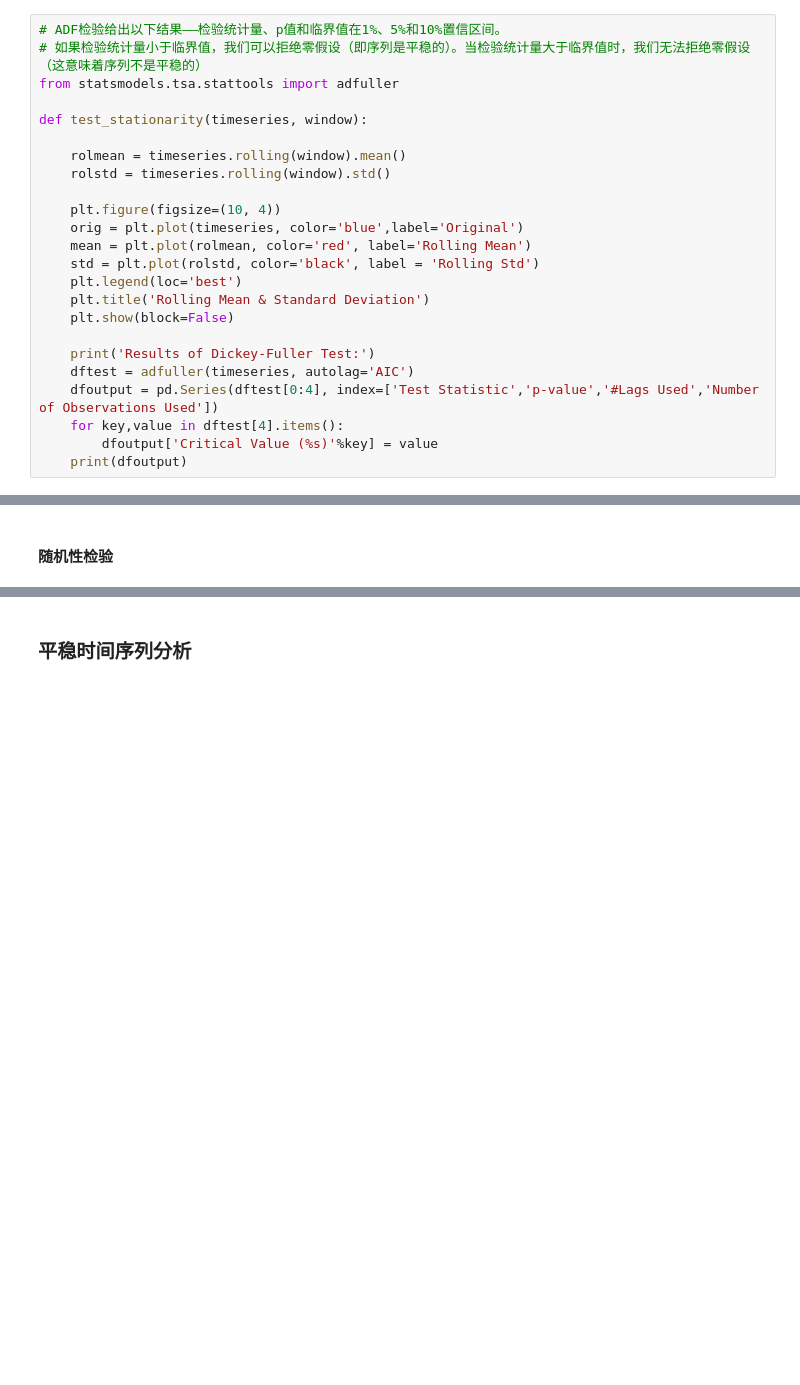
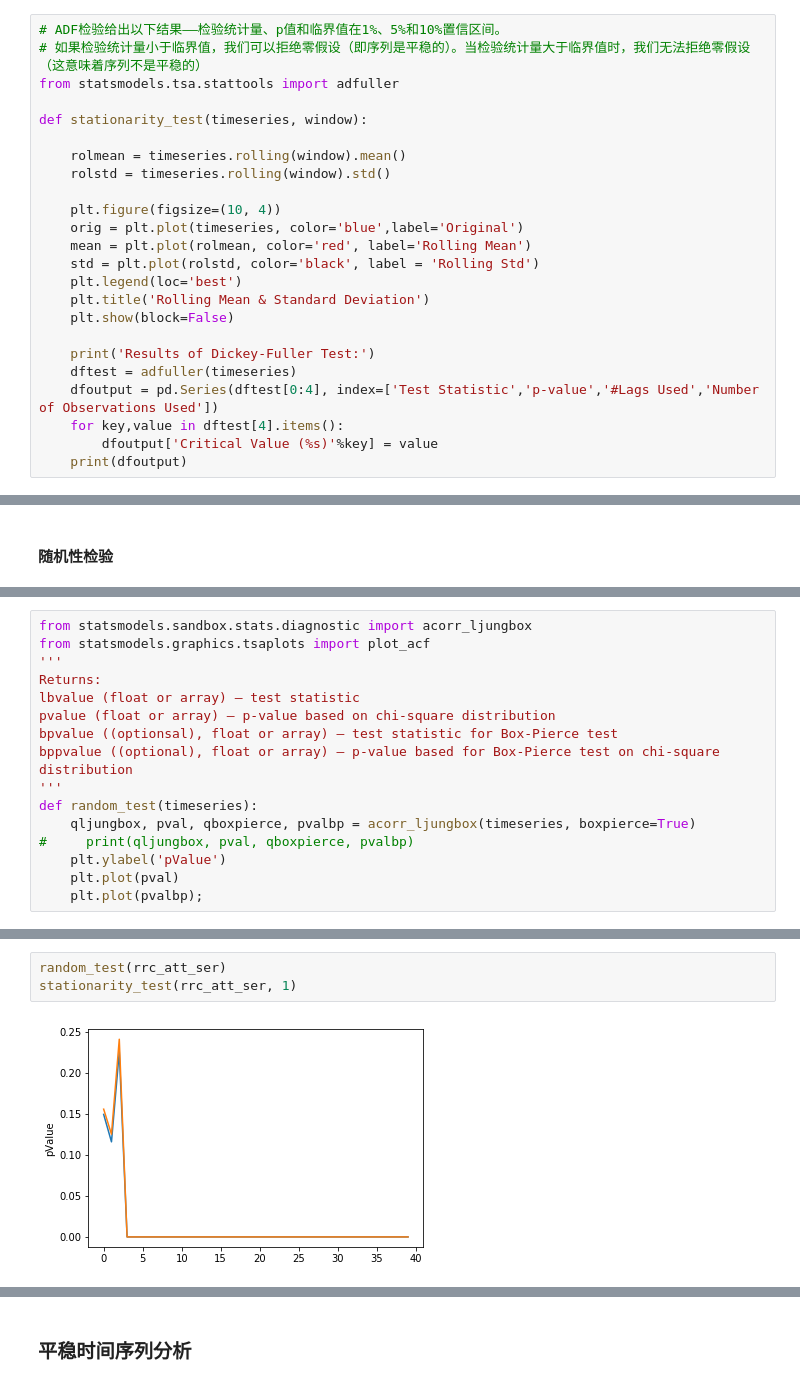
Before and after one commit to w26738/Notebook, a Jupyter notebook: data_analysis/time_series_101.ipynb, the cells around one changed output, grey strips where cells are left out. Drawn from its saved outputs; the diff is of its cells as text; blank space fills up the shorter version.

```diff
--- a/data_analysis/time_series_101.ipynb
+++ b/data_analysis/time_series_101.ipynb
@@ -362,7 +367,7 @@ H1：单位根不存在，即序列平稳
 # 如果检验统计量小于临界值，我们可以拒绝零假设（即序列是平稳的）。当检验统计量大于临界值时，我们无法拒绝零假设（这意味着序列不是平稳的）
 from statsmodels.tsa.stattools import adfuller
 
-def test_stationarity(timeseries, window):
+def stationarity_test(timeseries, window):
 
     rolmean = timeseries.rolling(window).mean()
     rolstd = timeseries.rolling(window).std()
@@ -376,7 +381,7 @@ def test_stationarity(timeseries, window):
     plt.show(block=False)
 
     print('Results of Dickey-Fuller Test:')
-    dftest = adfuller(timeseries, autolag='AIC')
+    dftest = adfuller(timeseries)
     dfoutput = pd.Series(dftest[0:4], index=['Test Statistic','p-value','#Lags Used','Number of Observations Used'])
     for key,value in dftest[4].items():
         dfoutput['Critical Value (%s)'%key] = value
@@ -417,0 +428,16 @@ dtype: float64
+# %%
+from statsmodels.sandbox.stats.diagnostic import acorr_ljungbox
+from statsmodels.graphics.tsaplots import plot_acf
+'''
+Returns:
+lbvalue (float or array) – test statistic
+pvalue (float or array) – p-value based on chi-square distribution
+bpvalue ((optionsal), float or array) – test statistic for Box-Pierce test
+bppvalue ((optional), float or array) – p-value based for Box-Pierce test on chi-square distribution
+'''
+def random_test(timeseries):
+    qljungbox, pval, qboxpierce, pvalbp = acorr_ljungbox(timeseries, boxpierce=True)
+#     print(qljungbox, pval, qboxpierce, pvalbp)
+    plt.ylabel('pValue')
+    plt.plot(pval)
+    plt.plot(pvalbp);
@@ -417,0 +449,5 @@ dtype: float64
+# %%
+random_test(rrc_att_ser)
+stationarity_test(rrc_att_ser, 1)
+# %% [output]
+[figure, added]
```
Also changed, not shown: parts of 12 cells of this notebook.
